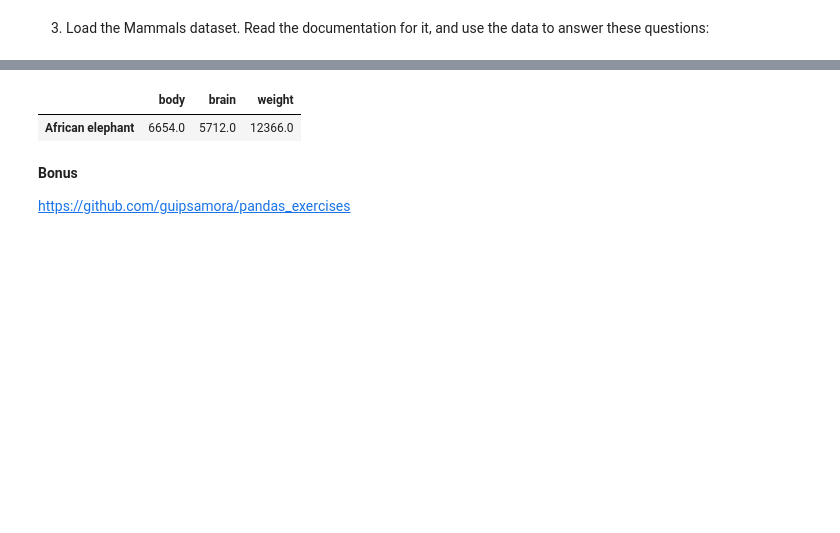
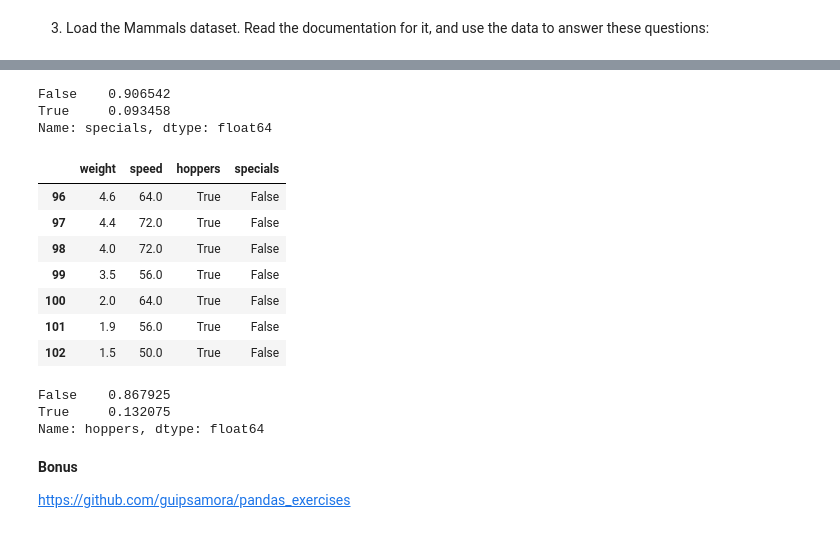
Before and after one commit to martin-reyes/3_numpy-pandas-visualization-exercises, a Jupyter notebook: 3_dataframes.ipynb, the cells around one changed output, grey strips where cells are left out. Cells and saved outputs as stored; diff of their text form; code cells hidden in the pictures; blank space fills up the shorter version.

```diff
--- a/3_dataframes.ipynb
+++ b/3_dataframes.ipynb
@@ -375,19 +291,34 @@ mammals_df.head(3)
-# %%
-# sort to find max
-mammals_df.sort_values('weight', ascending = False).head(1)
-# %% [output]
-|  | body | brain | weight |
-| African elephant | 6654.0 | 5712.0 | 12366.0 |
 # %%
 # - What is the overal percentage of specials?
 
-
-# unclear question
+mammals_df['specials'].value_counts(normalize=True)
+# 9.35%
+# %% [output]
+False    0.906542
+True     0.093458
+Name: specials, dtype: float64
 # %%
-# - How many animals are hoppers that are above the median speed? What percentage is this?
-
-
-# unclear question
+# - How many animals are hoppers that are above the median speed?
+# mammals above median speed
+speedy_df = mammals_df[mammals_df['speed'] > mammals_df['speed'].median()]
+speedy_df[speedy_df['hoppers'] == True]
+# %% [output]
+|  | weight | speed | hoppers | specials |
+| 96 | 4.6 | 64.0 | True | False |
+| 97 | 4.4 | 72.0 | True | False |
+| 98 | 4.0 | 72.0 | True | False |
+| 99 | 3.5 | 56.0 | True | False |
+| 100 | 2.0 | 64.0 | True | False |
+| 101 | 1.9 | 56.0 | True | False |
+| 102 | 1.5 | 50.0 | True | False |
+# %%
+# What percentage is this?
+speedy_df['hoppers'].value_counts(normalize = True)
+# 13.2%
+# %% [output]
+False    0.867925
+True     0.132075
+Name: hoppers, dtype: float64
 # %% [markdown]
 **Bonus**
 
```
Also changed, not shown: parts of 15 cells of this notebook, 4 other files.
